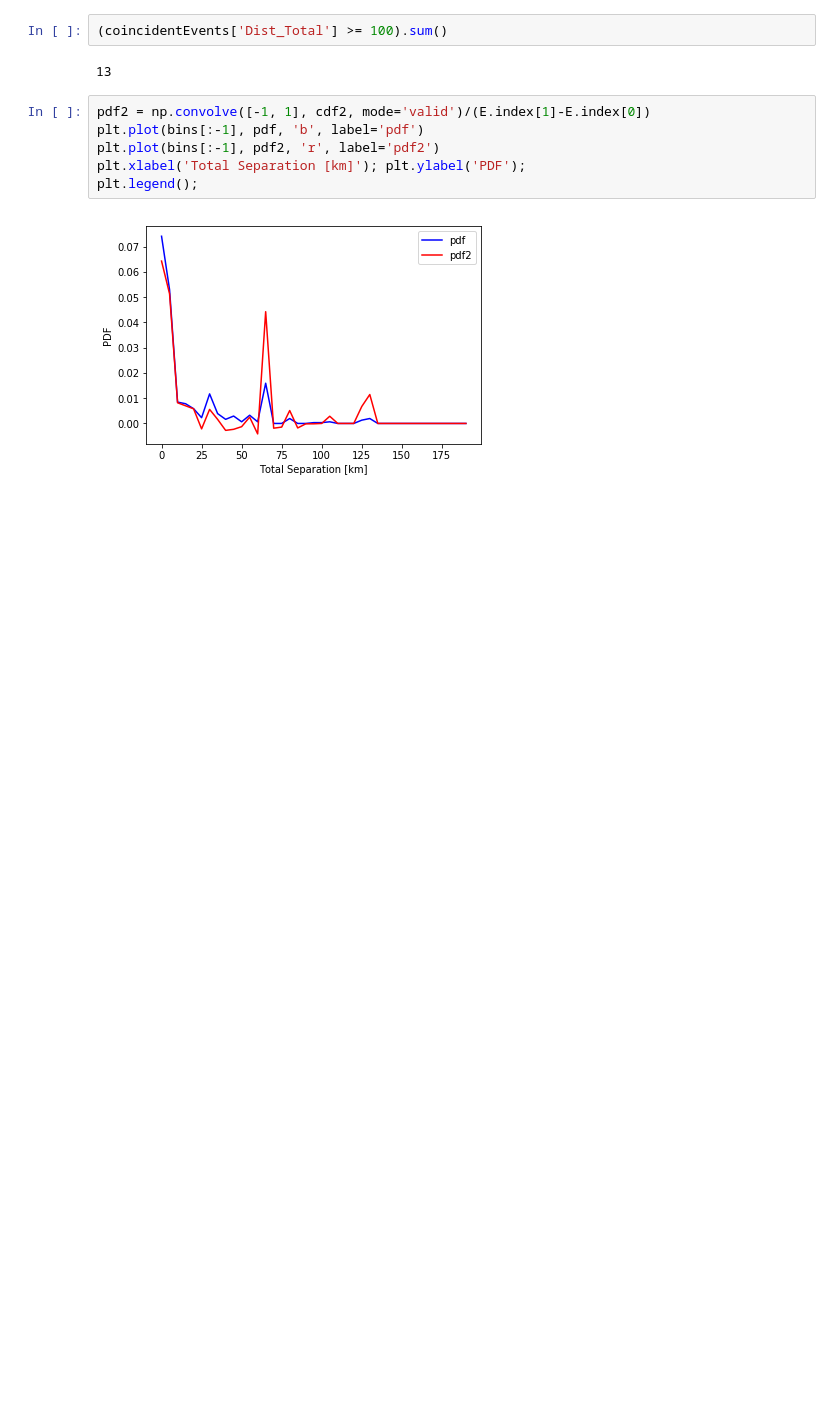
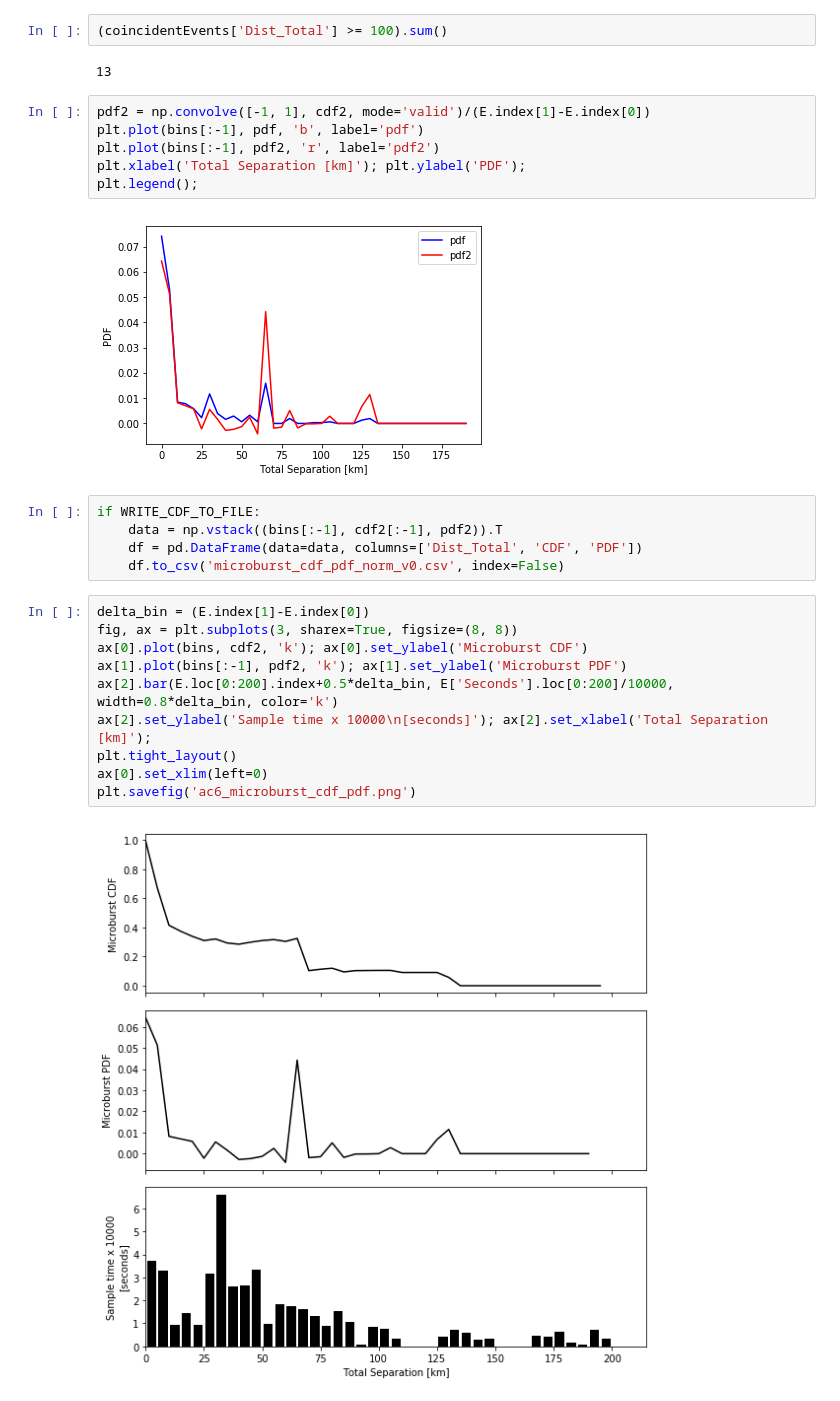
Before and after one commit to mshumko/ac6_microburst_scale_sizes, a Jupyter notebook: stats/microburst_CDF.ipynb, the cells around one changed output. Cells and saved outputs as stored; diff of their text form; blank space fills up the shorter version.

```diff
--- a/stats/microburst_CDF.ipynb
+++ b/stats/microburst_CDF.ipynb
@@ -199,3 +199,20 @@ plt.xlabel('Total Separation [km]'); plt.ylabel('PDF');
 plt.legend();
 # %% [output]
 [figure]
+# %%
+if WRITE_CDF_TO_FILE:
+    data = np.vstack((bins[:-1], cdf2[:-1], pdf2)).T
+    df = pd.DataFrame(data=data, columns=['Dist_Total', 'CDF', 'PDF'])
+    df.to_csv('microburst_cdf_pdf_norm_v0.csv', index=False)
+# %%
+delta_bin = (E.index[1]-E.index[0])
+fig, ax = plt.subplots(3, sharex=True, figsize=(8, 8))
+ax[0].plot(bins, cdf2, 'k'); ax[0].set_ylabel('Microburst CDF')
+ax[1].plot(bins[:-1], pdf2, 'k'); ax[1].set_ylabel('Microburst PDF')
+ax[2].bar(E.loc[0:200].index+0.5*delta_bin, E['Seconds'].loc[0:200]/10000, width=0.8*delta_bin, color='k')
+ax[2].set_ylabel('Sample time x 10000\n[seconds]'); ax[2].set_xlabel('Total Separation [km]');
+plt.tight_layout()
+ax[0].set_xlim(left=0)
+plt.savefig('ac6_microburst_cdf_pdf.png')
+# %% [output]
+[figure, added]
```
Also changed, not shown: parts of 2 cells of this notebook, 2 other files.
